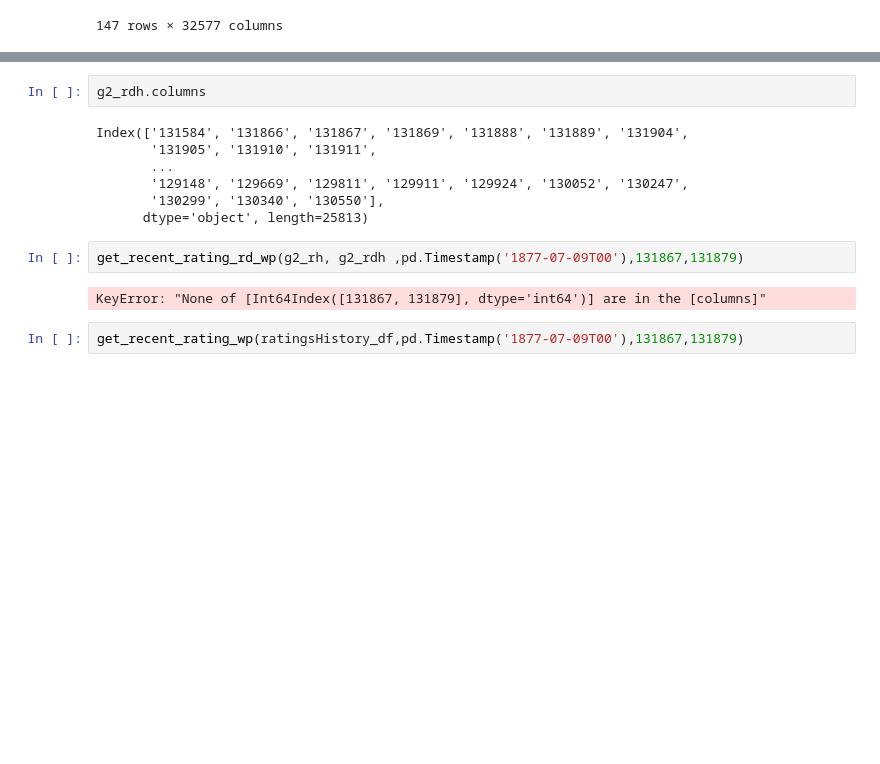
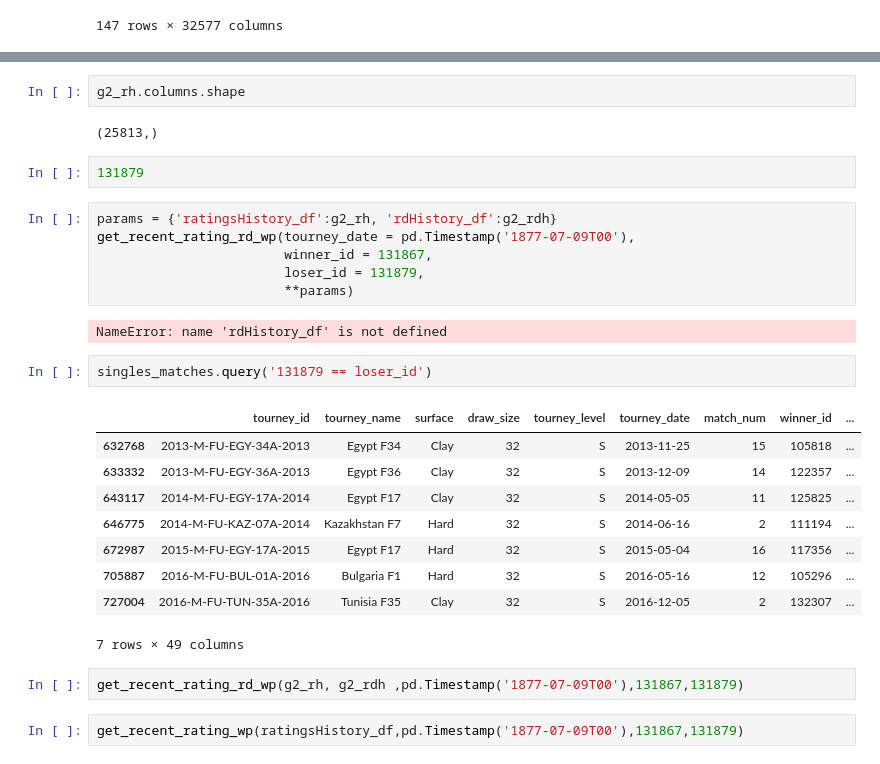
Before and after one commit to wcmohr/wcmohr_portfolio, a Jupyter notebook: Notebooks/Testing.ipynb, the cells around one changed output, grey strips where cells are left out. Drawn from its saved outputs; the diff is of its cells as text; blank space fills up the shorter version.

Commit message:
glycko2 win prob function KeyError try except attempt, now getting NameError

```diff
--- a/Notebooks/Testing.ipynb
+++ b/Notebooks/Testing.ipynb
@@ -164,16 +134,31 @@ g2_rh
-# %%
-g2_rdh.columns
-# %% [output]
-Index(['131584', '131866', '131867', '131869', '131888', '131889', '131904',
-       '131905', '131910', '131911',
-       ...
-       '129148', '129669', '129811', '129911', '129924', '130052', '130247',
-       '130299', '130340', '130550'],
-      dtype='object', length=25813)
+# %%
+g2_rh.columns.shape
+# %% [output]
+(25813,)
+# %%
+131879
 # %%
-get_recent_rating_rd_wp(g2_rh, g2_rdh ,pd.Timestamp('1877-07-09T00'),131867,131879)
+params = {'ratingsHistory_df':g2_rh, 'rdHistory_df':g2_rdh}
+get_recent_rating_rd_wp(tourney_date = pd.Timestamp('1877-07-09T00'),
+                        winner_id = 131867,
+                        loser_id = 131879,
+                        **params)
 # %% [output]
-KeyError: "None of [Int64Index([131867, 131879], dtype='int64')] are in the [columns]"
+NameError: name 'rdHistory_df' is not defined
+# %%
+singles_matches.query('131879 == loser_id')
+# %% [output]
+|  | tourney_id | tourney_name | surface | draw_size | tourney_level | tourney_date | match_num | winner_id | ... |
+| 632768 | 2013-M-FU-EGY-34A-2013 | Egypt F34 | Clay | 32 | S | 2013-11-25 | 15 | 105818 | ... |
+| 633332 | 2013-M-FU-EGY-36A-2013 | Egypt F36 | Clay | 32 | S | 2013-12-09 | 14 | 122357 | ... |
+| 643117 | 2014-M-FU-EGY-17A-2014 | Egypt F17 | Clay | 32 | S | 2014-05-05 | 11 | 125825 | ... |
+| 646775 | 2014-M-FU-KAZ-07A-2014 | Kazakhstan F7 | Hard | 32 | S | 2014-06-16 | 2 | 111194 | ... |
+| 672987 | 2015-M-FU-EGY-17A-2015 | Egypt F17 | Hard | 32 | S | 2015-05-04 | 16 | 117356 | ... |
+| 705887 | 2016-M-FU-BUL-01A-2016 | Bulgaria F1 | Hard | 32 | S | 2016-05-16 | 12 | 105296 | ... |
+| 727004 | 2016-M-FU-TUN-35A-2016 | Tunisia F35 | Clay | 32 | S | 2016-12-05 | 2 | 132307 | ... |
+7 rows × 49 columns
+# %%
+get_recent_rating_rd_wp(g2_rh, g2_rdh ,pd.Timestamp('1877-07-09T00'),131867,131879)
 # %%
 get_recent_rating_wp(ratingsHistory_df,pd.Timestamp('1877-07-09T00'),131867,131879)
 # %% [output]
```
Also changed, not shown: parts of 6 cells of this notebook, 2 other files.
